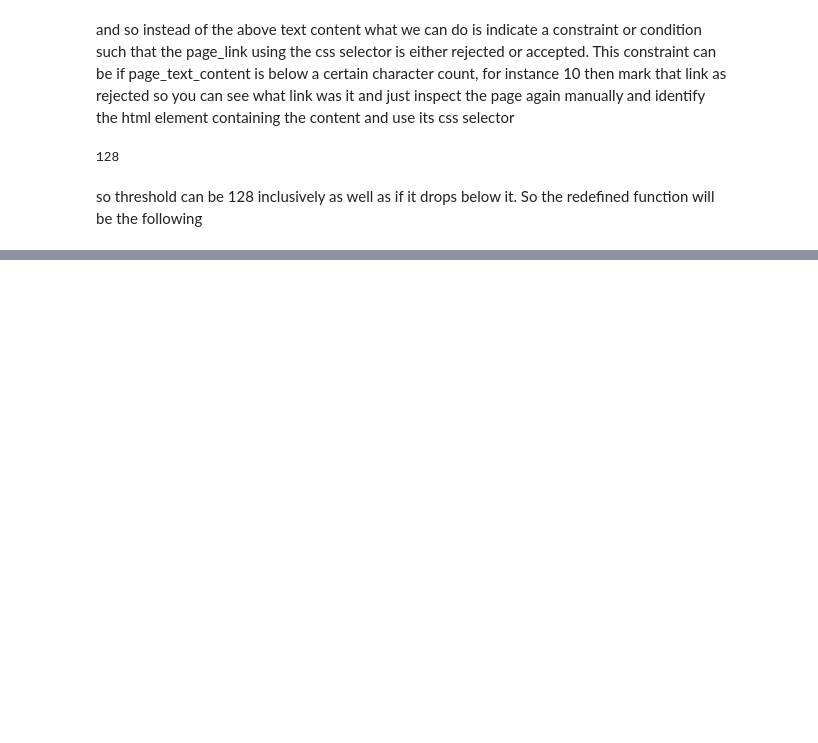
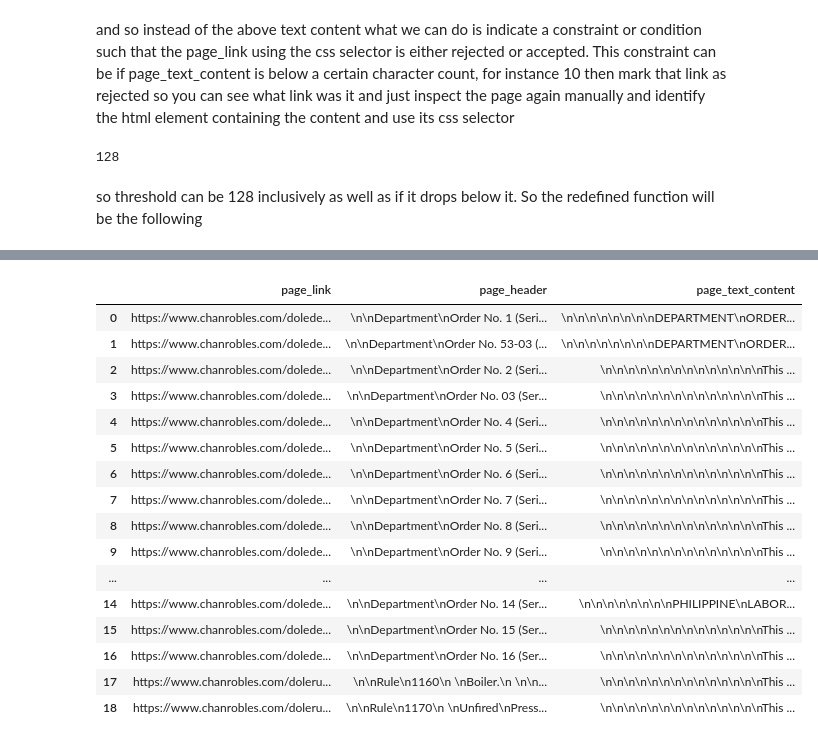
Before and after one commit to 08Aristodemus24/RS-for-labor-related-cases, a Jupyter notebook: data_etl_scripts/significant_DOLE_department_orders.ipynb, the cells around one changed output, grey strips where cells are left out. Saved outputs shown, nothing was run; the diff lists cells and outputs as text; code cells hidden in the pictures; blank space fills up the shorter version.

```diff
--- a/data_etl_scripts/significant_DOLE_department_orders.ipynb
+++ b/data_etl_scripts/significant_DOLE_department_orders.ipynb
@@ -258,0 +263,7 @@ page_details
+# %%
+page_details = collect_content_bs(
+    link_details['href'],
+    "html > body > div:first-of-type > div:nth-of-type(2) > div > div:nth-of-type(5) > div > table > tbody > tr:first-of-type > td > div > div:first-of-type > div > table > tbody > tr > td > div:nth-of-type(2) > center > center:first-of-type > strong:nth-of-type(2), html > body > div:first-of-type > div:nth-of-type(2) > div > div:nth-of-type(5) > div > table > tbody > tr:first-of-type > td > div > div:first-of-type > div > table > tbody > tr > td > div:nth-of-type(2) > center > center:first-of-type > strong:nth-of-type(3), html > body > div:first-of-type > div:nth-of-type(2) > div > div:nth-of-type(5) > div > table > tbody > tr:first-of-type > td > div > div:first-of-type > div > table > tbody > tr > td > div:nth-of-type(2) > center > center:nth-of-type(2) > center:first-of-type",
+    "html > body > div:first-of-type > div:nth-of-type(2) > div > div:nth-of-type(5) > div > table > tbody > tr:first-of-type > td > div > div:first-of-type > div > table > tbody > tr > td > div:nth-of-type(2) > center > center:nth-of-type(2)",
+    threshold=800
+)
@@ -284,0 +308,7 @@ text content:
+# %%
+page_details = pd.concat([page_details.copy(), collect_content_bs(
+    ['https://www.chanrobles.com/doledepartmentorderno2-2001.html', 'https://www.chanrobles.com/doledepartmentorderno03-2001.html', 'https://www.chanrobles.com/doledepartmentorderno4-2001.html', 'https://www.chanrobles.com/doledepartmentorderno5-2001.html', 'https://www.chanrobles.com/doledepartmentorderno6-2001.html', 'https://www.chanrobles.com/doledepartmentorderno7-2001.html', 'https://www.chanrobles.com/doledepartmentorderno8-2001.html', 'https://www.chanrobles.com/doledepartmentorderno9-2001.html', 'https://www.chanrobles.com/doledepartmentorderno10-2001.html', 'https://www.chanrobles.com/doledepartmentorderno11-2001.html', 'https://www.chanrobles.com/doledepartmentorderno12-2001.html', 'https://www.chanrobles.com/doledepartmentorderno13-2001.html', 'https://www.chanrobles.com/doledepartmentorderno14-2001.html', 'https://www.chanrobles.com/doledepartmentorderno15-2001.html', 'https://www.chanrobles.com/doledepartmentorderno16-2001.html', 'https://www.chanrobles.com/dolerule1160-2001.html', 'https://www.chanrobles.com/dolerule1170-2001.html'],
+    "html > body > div:first-of-type > div:nth-of-type(2) > div > div:nth-of-type(5) > div > table > tbody > tr:first-of-type > td > div > div:first-of-type > div > table > tbody > tr > td > div:nth-of-type(2) > center > center:first-of-type > strong:nth-of-type(2), html > body > div:first-of-type > div:nth-of-type(2) > div > div:nth-of-type(5) > div > table > tbody > tr:first-of-type > td > div > div:first-of-type > div > table > tbody > tr > td > div:nth-of-type(2) > center > center:first-of-type > strong:nth-of-type(3), html > body > div:first-of-type > div:nth-of-type(2) > div > div:nth-of-type(5) > div > table > tbody > tr:first-of-type > td > div > div:first-of-type > div > table > tbody > tr > td > div:nth-of-type(2) > center > center:nth-of-type(2) > center:first-of-type",
+    "html > body > div:first-of-type > div:nth-of-type(2) > div > div:nth-of-type(5) > div > table > tbody > tr:first-of-type > td > div > div:first-of-type > div > table > tbody > tr > td > div:nth-of-type(2) > center",
+    threshold=800
+)], ignore_index=True)
@@ -284,0 +333,20 @@ text content:
+# %%
+page_details
+# %% [output]
+|  | page_link | page_header | page_text_content |
+| 0 | https://www.chanrobles.com/dolede... | \n\nDepartment\nOrder No. 1 (Seri... | \n\n\n\n\n\n\n\nDEPARTMENT\nORDER... |
+| 1 | https://www.chanrobles.com/dolede... | \n\nDepartment\nOrder No. 53-03 (... | \n\n\n\n\n\n\n\nDEPARTMENT\nORDER... |
+| 2 | https://www.chanrobles.com/dolede... | \n\nDepartment\nOrder No. 2 (Seri... | \n\n\n\n\n\n\n\n\n\n\n\n\n\nThis ... |
+| 3 | https://www.chanrobles.com/dolede... | \n\nDepartment\nOrder No. 03 (Ser... | \n\n\n\n\n\n\n\n\n\n\n\n\n\nThis ... |
+| 4 | https://www.chanrobles.com/dolede... | \n\nDepartment\nOrder No. 4 (Seri... | \n\n\n\n\n\n\n\n\n\n\n\n\n\nThis ... |
+| 5 | https://www.chanrobles.com/dolede... | \n\nDepartment\nOrder No. 5 (Seri... | \n\n\n\n\n\n\n\n\n\n\n\n\n\nThis ... |
+| 6 | https://www.chanrobles.com/dolede... | \n\nDepartment\nOrder No. 6 (Seri... | \n\n\n\n\n\n\n\n\n\n\n\n\n\nThis ... |
+| 7 | https://www.chanrobles.com/dolede... | \n\nDepartment\nOrder No. 7 (Seri... | \n\n\n\n\n\n\n\n\n\n\n\n\n\nThis ... |
+| 8 | https://www.chanrobles.com/dolede... | \n\nDepartment\nOrder No. 8 (Seri... | \n\n\n\n\n\n\n\n\n\n\n\n\n\nThis ... |
+| 9 | https://www.chanrobles.com/dolede... | \n\nDepartment\nOrder No. 9 (Seri... | \n\n\n\n\n\n\n\n\n\n\n\n\n\nThis ... |
+| ... | ... | ... | ... |
+| 14 | https://www.chanrobles.com/dolede... | \n\nDepartment\nOrder No. 14 (Ser... | \n\n\n\n\n\n\n\nPHILIPPINE\nLABOR... |
+| 15 | https://www.chanrobles.com/dolede... | \n\nDepartment\nOrder No. 15 (Ser... | \n\n\n\n\n\n\n\n\n\n\n\n\n\nThis ... |
+| 16 | https://www.chanrobles.com/dolede... | \n\nDepartment\nOrder No. 16 (Ser... | \n\n\n\n\n\n\n\n\n\n\n\n\n\nThis ... |
+| 17 | https://www.chanrobles.com/doleru... | \n\nRule\n1160\n \nBoiler.\n \n\n... | \n\n\n\n\n\n\n\n\n\n\n\n\n\nThis ... |
+| 18 | https://www.chanrobles.com/doleru... | \n\nRule\n1170\n \nUnfired\nPress... | \n\n\n\n\n\n\n\n\n\n\n\n\n\nThis ... |
```
Also changed, not shown: parts of 21 cells of this notebook, 1 other file.
